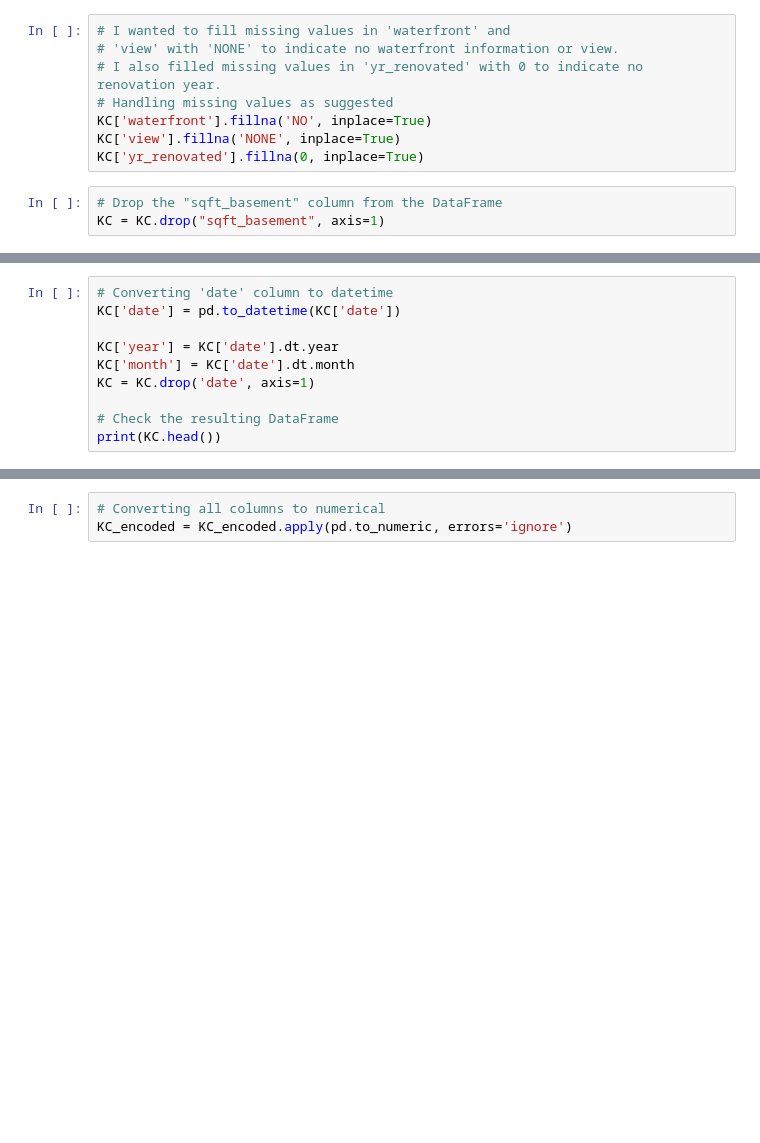
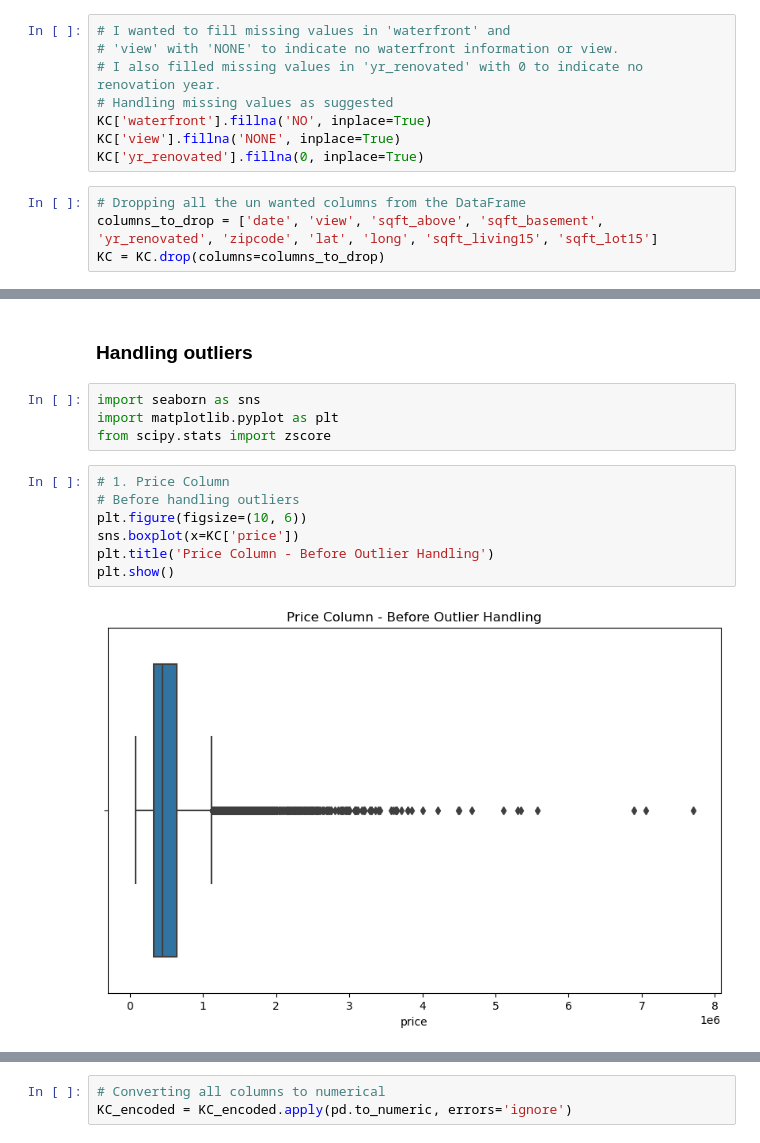
Before and after one commit to Beatrice-Kariuki/Sharing-Project-Phase-2, a Jupyter notebook: student.ipynb, the cells around one changed output, grey strips where cells are left out. Cells and saved outputs as stored; diff of their text form; blank space fills up the shorter version.

```diff
--- a/student.ipynb
+++ b/student.ipynb
@@ -111,6 +110,7 @@ dtype: int64
 KC['waterfront'].fillna('NO', inplace=True)
 KC['view'].fillna('NONE', inplace=True)
 KC['yr_renovated'].fillna(0, inplace=True)
-# %%
-# Drop the "sqft_basement" column from the DataFrame
-KC = KC.drop("sqft_basement", axis=1)
+# %%
+# Dropping all the un wanted columns from the DataFrame
+columns_to_drop = ['date', 'view', 'sqft_above', 'sqft_basement', 'yr_renovated', 'zipcode', 'lat', 'long', 'sqft_living15', 'sqft_lot15']
+KC = KC.drop(columns=columns_to_drop)
@@ -151,10 +149,0 @@ dtype: object
-# %%
-# Converting 'date' column to datetime
-KC['date'] = pd.to_datetime(KC['date'])
-
-KC['year'] = KC['date'].dt.year
-KC['month'] = KC['date'].dt.month
-KC = KC.drop('date', axis=1)
-
-# Check the resulting DataFrame
-print(KC.head())
@@ -178,0 +192,15 @@ print(KC.head())
+# %% [markdown]
+### Handling outliers
+# %%
+import seaborn as sns
+import matplotlib.pyplot as plt
+from scipy.stats import zscore
+# %%
+# 1. Price Column
+# Before handling outliers
+plt.figure(figsize=(10, 6))
+sns.boxplot(x=KC['price'])
+plt.title('Price Column - Before Outlier Handling')
+plt.show()
+# %% [output]
+[figure, added]
```
Also changed, not shown: parts of 85 cells of this notebook.
